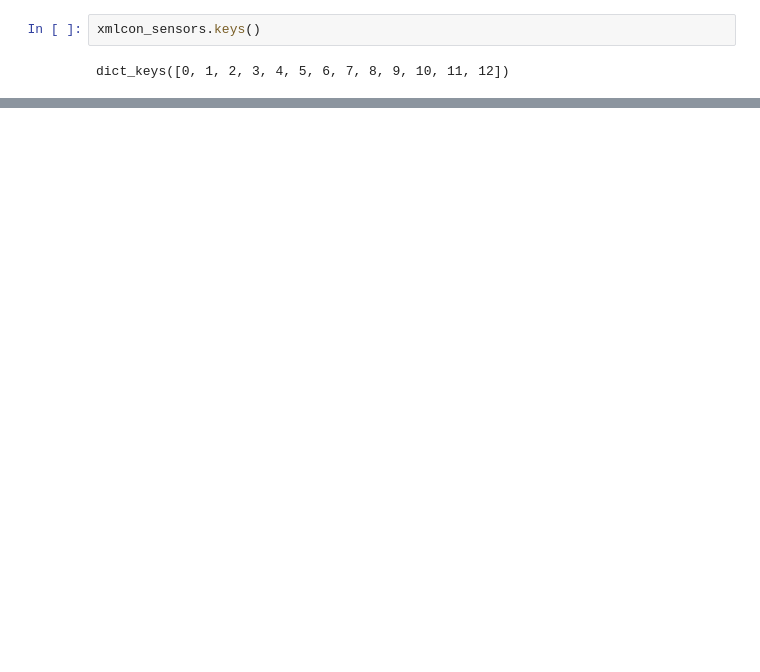
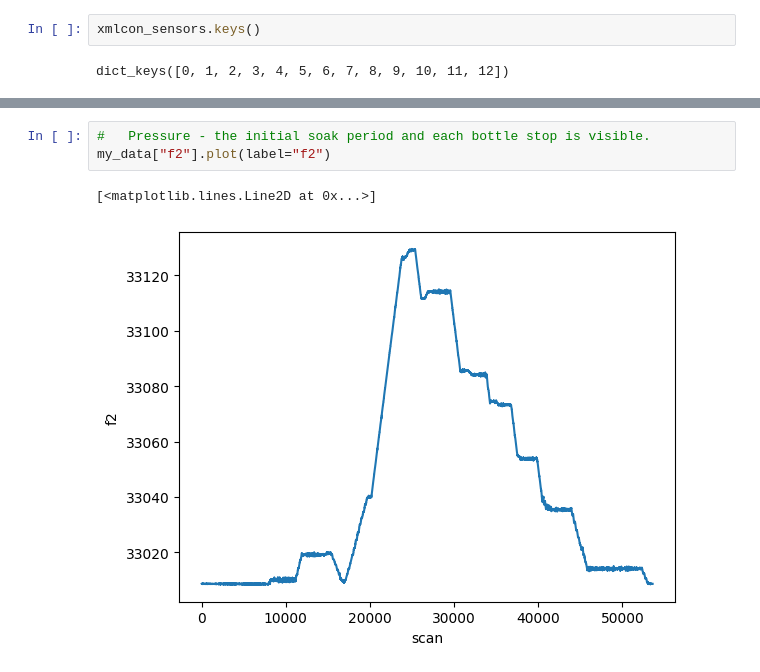
Before and after one commit to SIO-ODF/odfsbe, a Jupyter notebook: demo.ipynb, the cells around one changed output, grey strips where cells are left out. Cells and saved outputs as stored; diff of their text form; blank space fills up the shorter version.

```diff
--- a/demo.ipynb
+++ b/demo.ipynb
@@ -151,0 +321,6 @@ Data variables: (12/27)
+# %%
+#   Pressure - the initial soak period and each bottle stop is visible.
+my_data["f2"].plot(label="f2")
+# %% [output]
+[<matplotlib.lines.Line2D at 0x...>]
+[figure, added]
```
Also changed, not shown: parts of 29 cells of this notebook.
